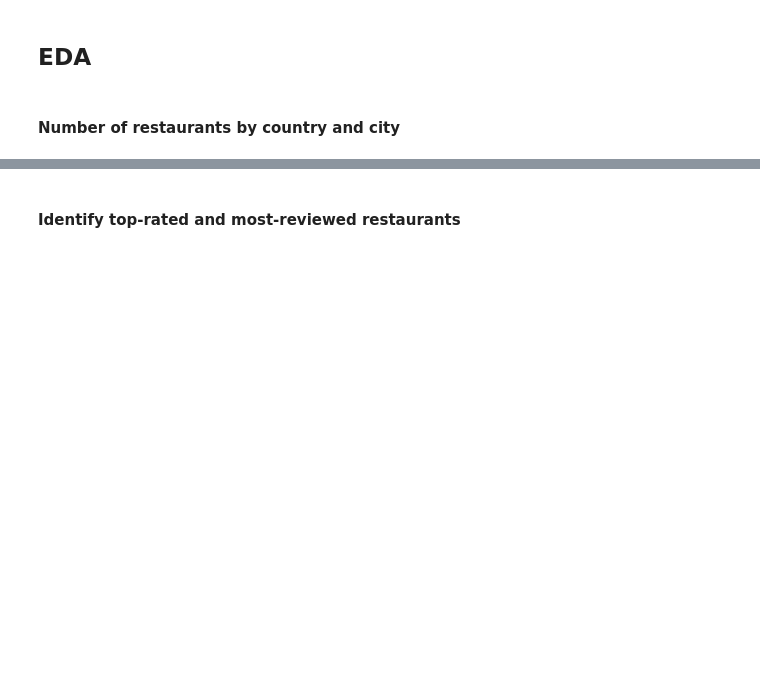
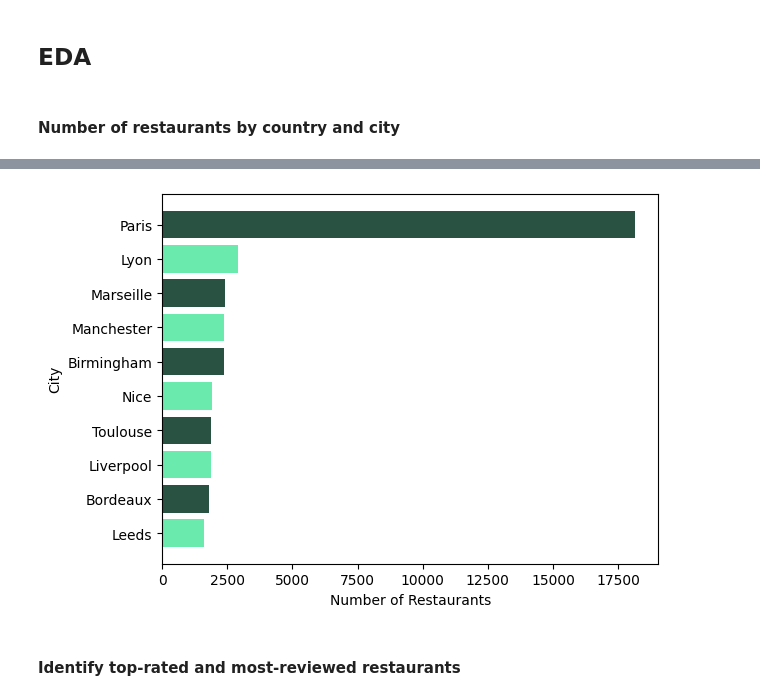
Before and after one commit to CharulMathur4592/tripadvisor_restaurants_analysis, a Jupyter notebook: notebooks/tripadvisor_european_restaurants.ipynb, the cells around one changed output, grey strips where cells are left out. Saved outputs shown, nothing was run; the diff lists cells and outputs as text; code cells hidden in the pictures; blank space fills up the shorter version.

```diff
--- a/notebooks/tripadvisor_european_restaurants.ipynb
+++ b/notebooks/tripadvisor_european_restaurants.ipynb
@@ -112,13 +237,5 @@ plt.show()
 # %%
 # Count restaurants by city
-"""
-restaurants_by_city = (
-    filtered_df.groupby(["country", "city"])
-    .size()
-    .reset_index(name="number_of_restaurants")
-    .sort_values("number_of_restaurants", ascending=False)
-)
-"""
 
 restaurants_by_city = (
     filtered_df[filtered_df["city"] != "Unknown"]
@@ -131,11 +260,13 @@ restaurants_by_city.head(10)
 # %%
 plt.figure()
 plt.barh(restaurants_by_city["city"].head(10), restaurants_by_city["number_of_restaurants"].head(10), color = ["#2A5243", "#6aeaac"])
-plt.title("Top 10 Cities by Number of Restaurants")
+plt.title("")
 plt.xlabel("Number of Restaurants")
 plt.ylabel("City")
 plt.gca().invert_yaxis()
 plt.show()
+# %% [output]
+[figure, added]
 # %%
 """
 Key takeaways
```
Also changed, not shown: parts of 189 cells of this notebook, 2 other files.
